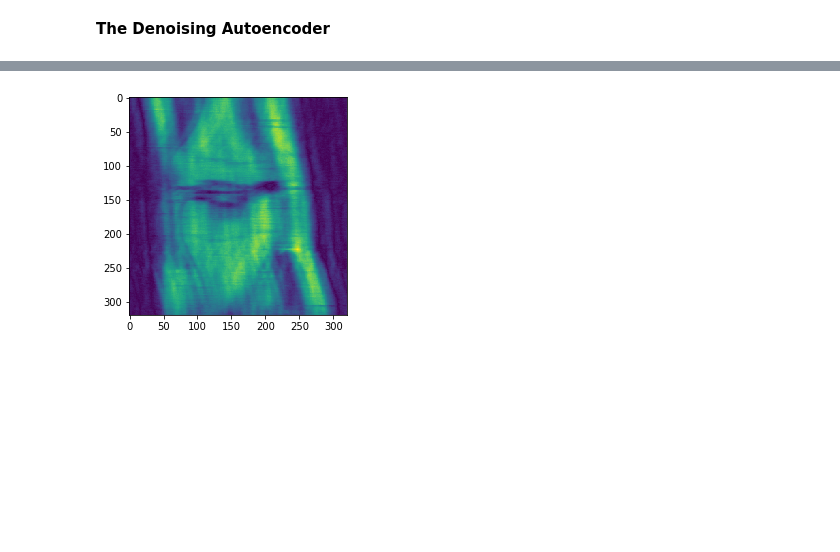
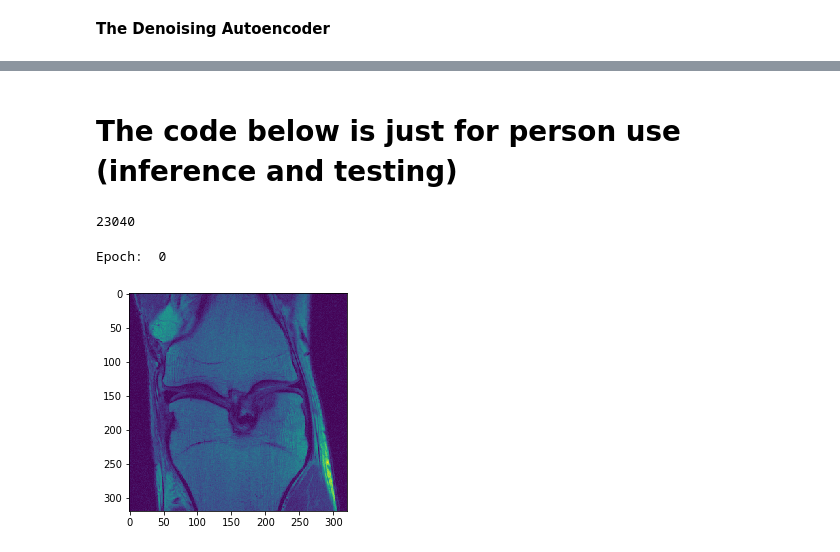
Before and after one commit to mathurp/MRI_reconstruction, a Jupyter notebook: DAE.ipynb, the cells around one changed output, grey strips where cells are left out. Cells and saved outputs as stored; diff of their text form; code cells hidden in the pictures; blank space fills up the shorter version.

```diff
--- a/DAE.ipynb
+++ b/DAE.ipynb
@@ -342,4 +387,2 @@ False
-# %%
-plotimage(kspacetoimage(transformback(masked_kspace.data.cpu())))
-# %% [output]
-[figure, removed]
+# %% [markdown]
+# The code below is just for person use (inference and testing)
@@ -345,0 +420,28 @@ plotimage(kspacetoimage(transformback(masked_kspace.data.cpu())))
+# %%
+np.sum(np.array(original_kspace[0,:,:,0]) == 0)
+# %% [output]
+23040
+# %%
+for i in range(epoch):
+    print("Epoch: ",i)
+    # model training
+    total_loss = 0.0
+    total_iter = 0
+
+    autoencoder.train()
+    for i,data in enumerate(train_loader):
+        original_kspace,masked_kspace,target, mask = data
+        #noriginal_kspace,nmasked_kspace = normalize(original_kspace),normalize(masked_kspace)
+        original_width = original_kspace.shape[2]
+
+        inputdata = Variable(transformshape(original_kspace)).cuda()
+        masked_kspace = Variable(transformshape(masked_kspace)).cuda()
+        optimizer.zero_grad()
+
+        outputdata = autoencoder(masked_kspace)
+        plotimage(kspacetoimage(original_kspace)[0])
+        break
+    break
+# %% [output]
+Epoch:  0
+[figure, added]
```
Also changed, not shown: parts of 11 cells of this notebook.
